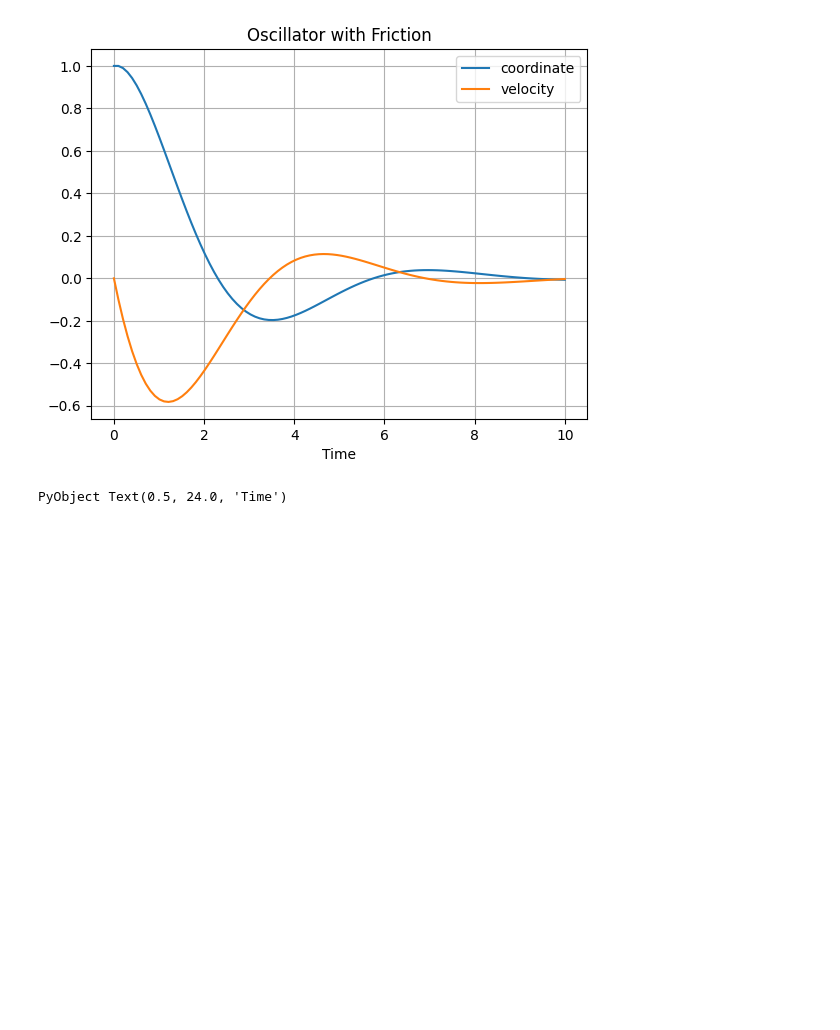
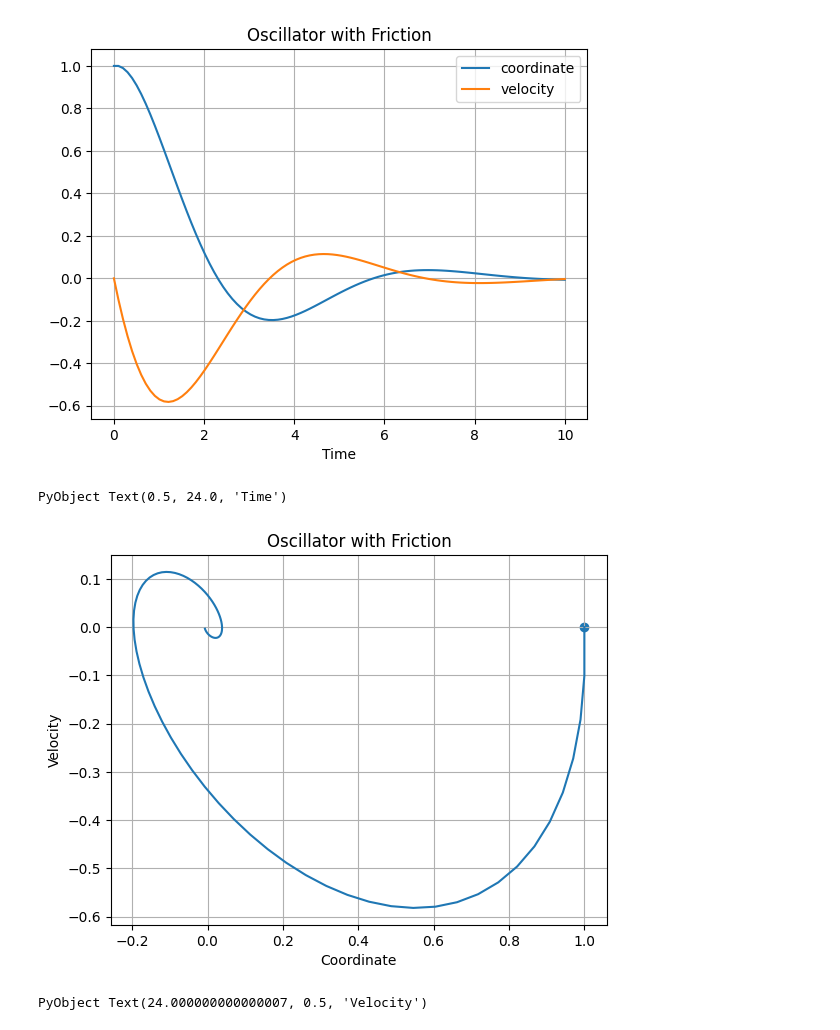
Before and after one commit to PHYS-2200-Computational-Physics-Course/phys2200-lectures-Mam-220046, a Jupyter notebook: Lecture12/Work12.ipynb, the cells around one changed output. Cells and saved outputs as stored; diff of their text form; code cells hidden in the pictures; blank space fills up the shorter version.

```diff
--- a/Lecture12/Work12.ipynb
+++ b/Lecture12/Work12.ipynb
@@ -68,3 +68,14 @@ xlabel("Time")
 # %% [output]
 [figure]
 PyObject Text(0.5, 24.0, 'Time')
+# %%
+
+plot(y[1, :] , y[2, :])
+grid(true)
+scatter(y1...) #shows where we start
+title("Oscillator with Friction")
+xlabel("Coordinate")
+ylabel("Velocity")
+# %% [output]
+[figure, added]
+PyObject Text(24.000000000000007, 0.5, 'Velocity')
```
